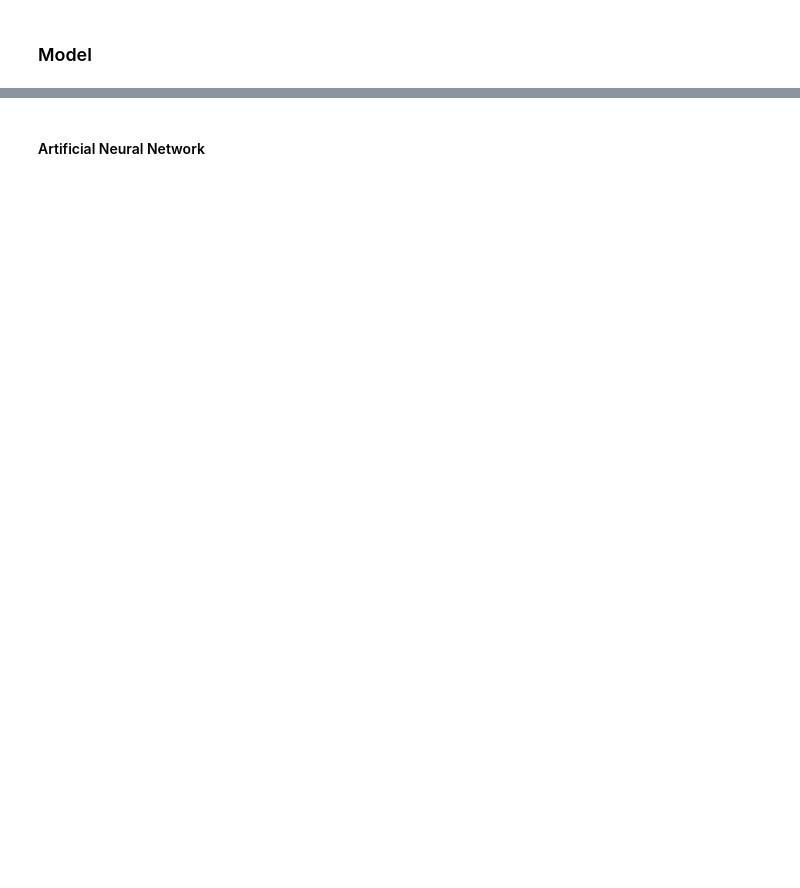
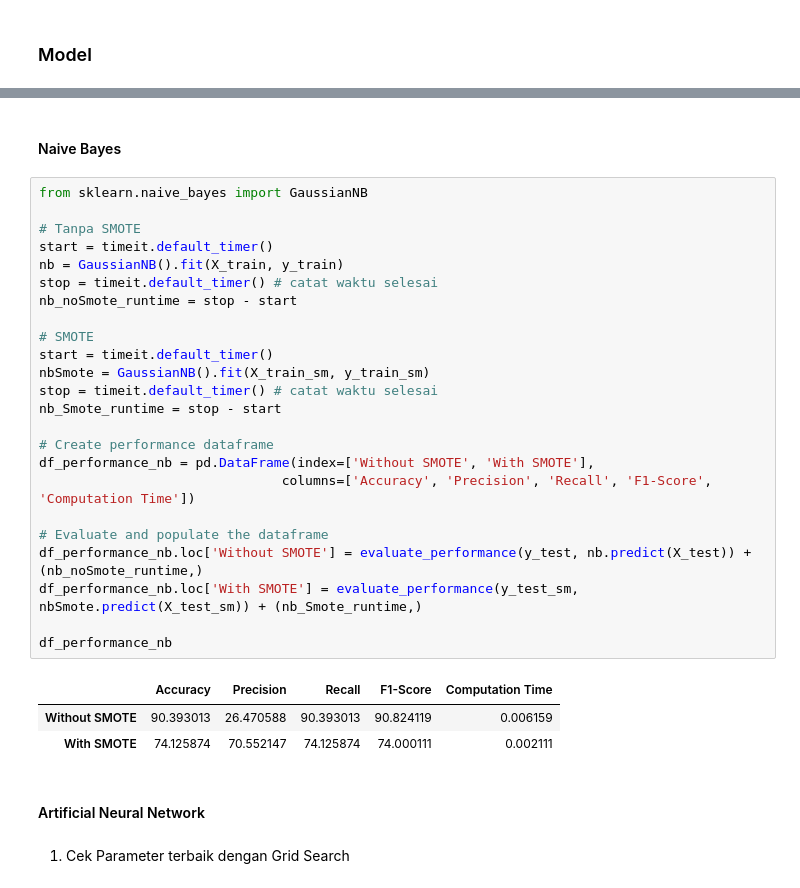
Before and after one commit to iamwilldev/Semester-5, a Jupyter notebook: UAS/UAS.ipynb, the cells around one changed output, grey strips where cells are left out. Drawn from its saved outputs; the diff is of its cells as text; blank space fills up the shorter version.

```diff
--- a/UAS/UAS.ipynb
+++ b/UAS/UAS.ipynb
@@ -274,2 +350,34 @@ def evaluate_performance(y_true, y_pred):
+# %% [markdown]
+#### Naive Bayes
+# %%
+from sklearn.naive_bayes import GaussianNB
+
+# Tanpa SMOTE
+start = timeit.default_timer()
+nb = GaussianNB().fit(X_train, y_train)
+stop = timeit.default_timer() # catat waktu selesai
+nb_noSmote_runtime = stop - start
+
+# SMOTE
+start = timeit.default_timer()
+nbSmote = GaussianNB().fit(X_train_sm, y_train_sm)
+stop = timeit.default_timer() # catat waktu selesai
+nb_Smote_runtime = stop - start
+
+# Create performance dataframe
+df_performance_nb = pd.DataFrame(index=['Without SMOTE', 'With SMOTE'],
+                               columns=['Accuracy', 'Precision', 'Recall', 'F1-Score', 'Computation Time'])
+
+# Evaluate and populate the dataframe
+df_performance_nb.loc['Without SMOTE'] = evaluate_performance(y_test, nb.predict(X_test)) + (nb_noSmote_runtime,)
+df_performance_nb.loc['With SMOTE'] = evaluate_performance(y_test_sm, nbSmote.predict(X_test_sm)) + (nb_Smote_runtime,)
+
+df_performance_nb
+# %% [output]
+|  | Accuracy | Precision | Recall | F1-Score | Computation Time |
+| Without SMOTE | 90.393013 | 26.470588 | 90.393013 | 90.824119 | 0.006159 |
+| With SMOTE | 74.125874 | 70.552147 | 74.125874 | 74.000111 | 0.002111 |
 # %% [markdown]
 #### Artificial Neural Network
+# %% [markdown]
+1. Cek Parameter terbaik dengan Grid Search
```
Also changed, not shown: parts of 26 cells of this notebook, 5 other files.
